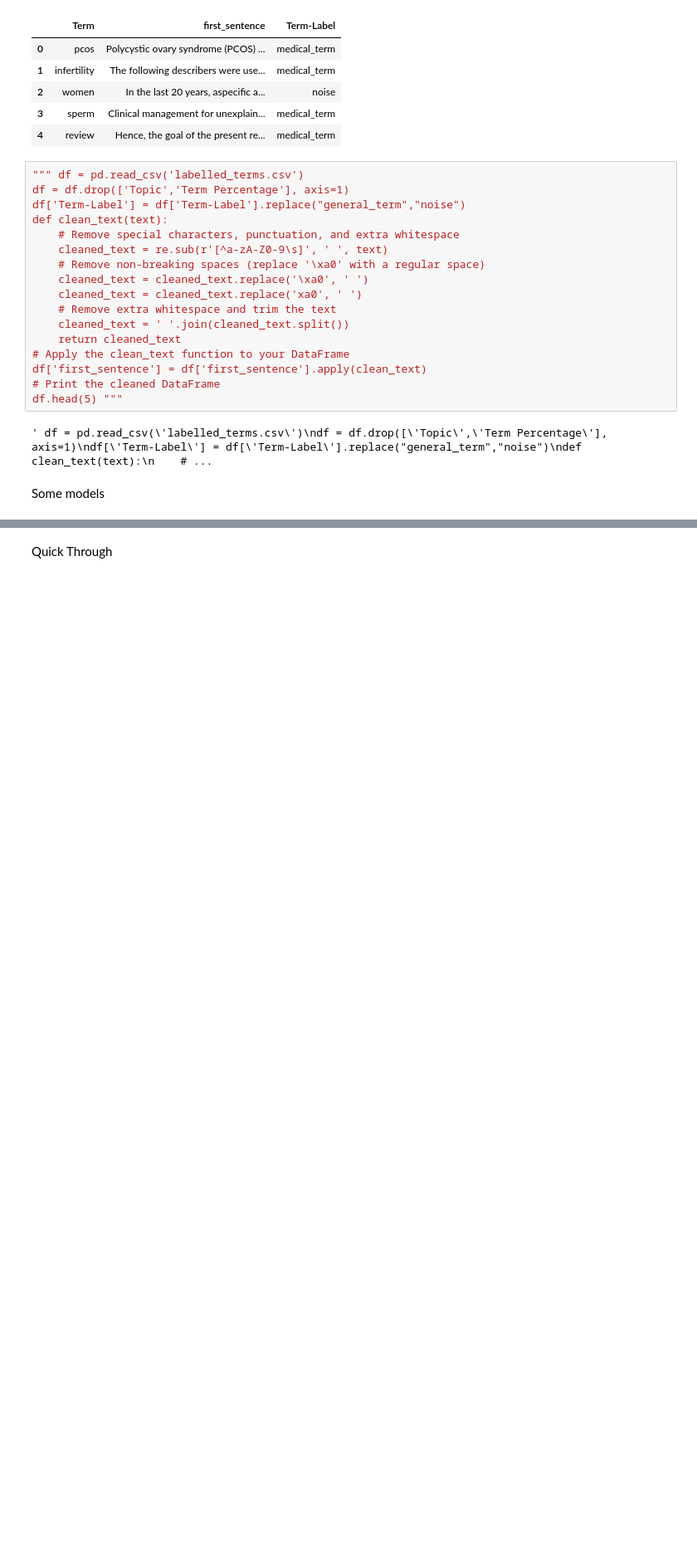
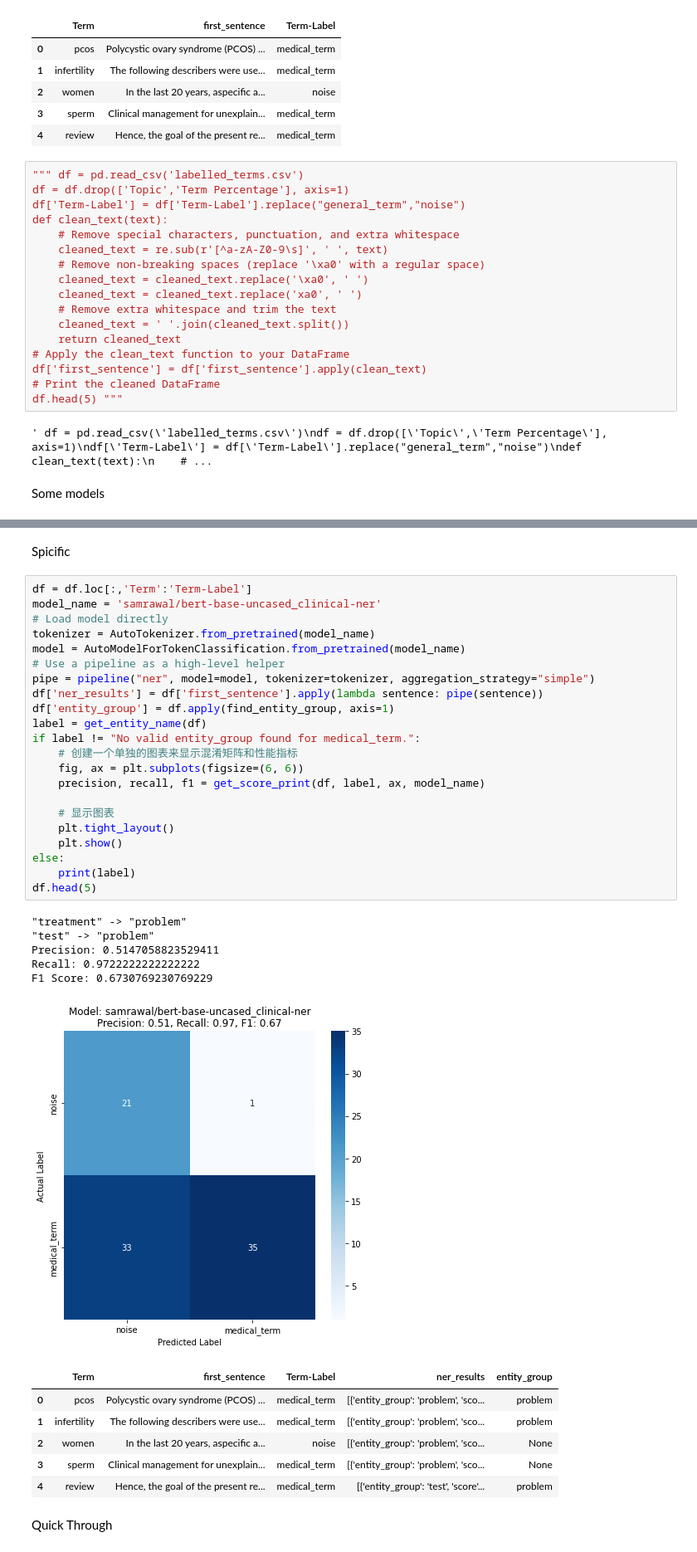
Before and after one commit to JiananTao/GDP2023_llms, a Jupyter notebook: LLMs_with_NER-Jianan.ipynb, the cells around one changed output, grey strips where cells are left out. Shown at 83% size. Saved outputs shown, nothing was run; the diff lists cells and outputs as text; blank space fills up the shorter version.

```diff
--- a/LLMs_with_NER-Jianan.ipynb
+++ b/LLMs_with_NER-Jianan.ipynb
@@ -180,6 +183,43 @@ def get_score_print(df, medical_label, ax, model_name):
     print(f"F1 Score: {F1}")
 
     return Precision, Recall, F1
+# %% [markdown]
+Spicific
+# %%
+df = df.loc[:,'Term':'Term-Label']
+model_name = 'samrawal/bert-base-uncased_clinical-ner'
+# Load model directly
+tokenizer = AutoTokenizer.from_pretrained(model_name)
+model = AutoModelForTokenClassification.from_pretrained(model_name)
+# Use a pipeline as a high-level helper
+pipe = pipeline("ner", model=model, tokenizer=tokenizer, aggregation_strategy="simple")
+df['ner_results'] = df['first_sentence'].apply(lambda sentence: pipe(sentence))
+df['entity_group'] = df.apply(find_entity_group, axis=1)
+label = get_entity_name(df)
+if label != "No valid entity_group found for medical_term.":
+    # 创建一个单独的图表来显示混淆矩阵和性能指标
+    fig, ax = plt.subplots(figsize=(6, 6))
+    precision, recall, f1 = get_score_print(df, label, ax, model_name)
+
+    # 显示图表
+    plt.tight_layout()
+    plt.show()
+else:
+    print(label)
+df.head(5)
+# %% [output]
+"treatment" -> "problem"
+"test" -> "problem"
+Precision: 0.5147058823529411
+Recall: 0.9722222222222222
+F1 Score: 0.6730769230769229
+[figure, added]
+|  | Term | first_sentence | Term-Label | ner_results | entity_group |
+| 0 | pcos | Polycystic ovary syndrome (PCOS) ... | medical_term | [{'entity_group': 'problem', 'sco... | problem |
+| 1 | infertility | The following describers were use... | medical_term | [{'entity_group': 'problem', 'sco... | problem |
+| 2 | women | In the last 20 years, aspecific a... | noise | [{'entity_group': 'problem', 'sco... | None |
+| 3 | sperm | Clinical management for unexplain... | medical_term | [{'entity_group': 'problem', 'sco... | None |
+| 4 | review | Hence, the goal of the present re... | medical_term | [{'entity_group': 'test', 'score'... | problem |
 # %% [markdown]
 Quick Through
 # %%
```
Also changed, not shown: parts of 17 cells of this notebook.
